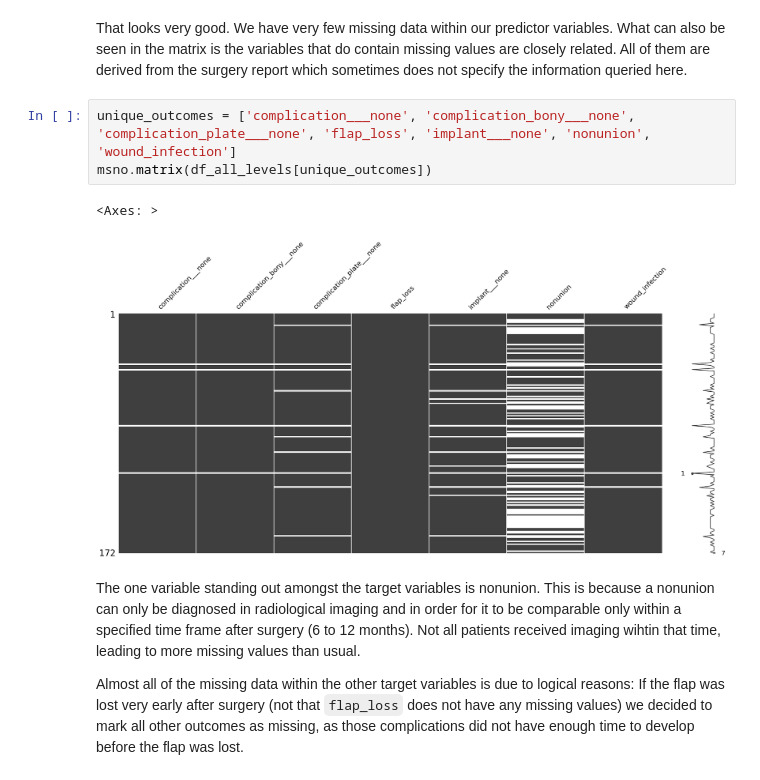
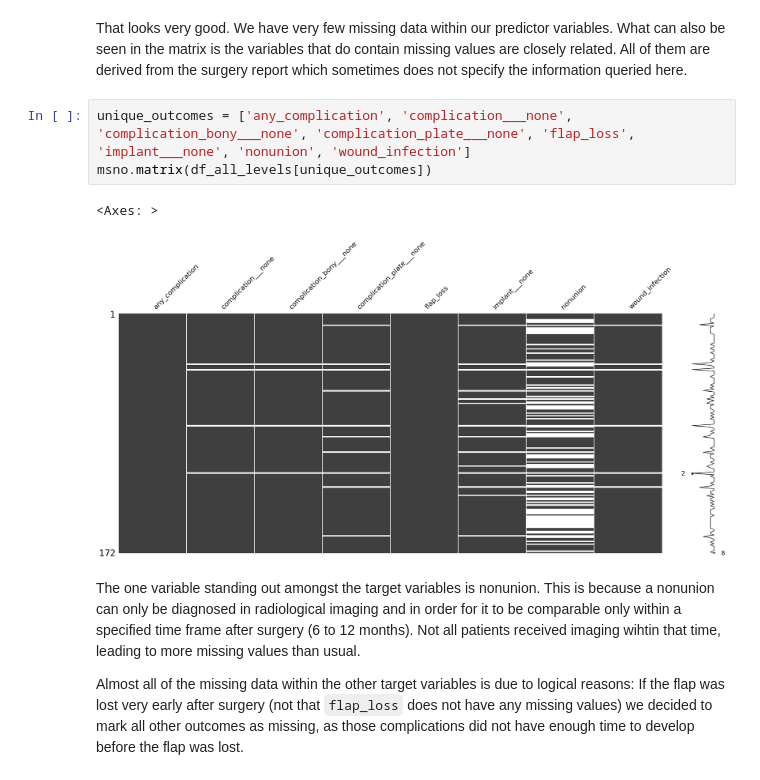
Before and after one commit to philipp-lampert/mymandible, a Jupyter notebook: data_science/04_missing_data.ipynb, the cells around one changed output. Cells and saved outputs as stored; diff of their text form.

Commit message:
Update import file name, add any_complication outcome variable

```diff
--- a/data_science/04_missing_data.ipynb
+++ b/data_science/04_missing_data.ipynb
@@ -22,11 +22,11 @@ msno.matrix(df_all_levels[unique_predictors])
 # %% [markdown]
 That looks very good. We have very few missing data within our predictor variables. What can also be seen in the matrix is the variables that do contain missing values are closely related. All of them are derived from the surgery report which sometimes does not specify the information queried here.
 # %%
-unique_outcomes = ['complication___none', 'complication_bony___none', 'complication_plate___none', 'flap_loss', 'implant___none', 'nonunion', 'wound_infection']
+unique_outcomes = ['any_complication', 'complication___none', 'complication_bony___none', 'complication_plate___none', 'flap_loss', 'implant___none', 'nonunion', 'wound_infection']
 msno.matrix(df_all_levels[unique_outcomes])
 # %% [output]
 <Axes: >
-[figure, old version]
+[figure, new version]
 # %% [markdown]
 The one variable standing out amongst the target variables is nonunion. This is because a nonunion can only be diagnosed in radiological imaging and in order for it to be comparable only within a specified time frame after surgery (6 to 12 months). Not all patients received imaging wihtin that time, leading to more missing values than usual.
 
```
